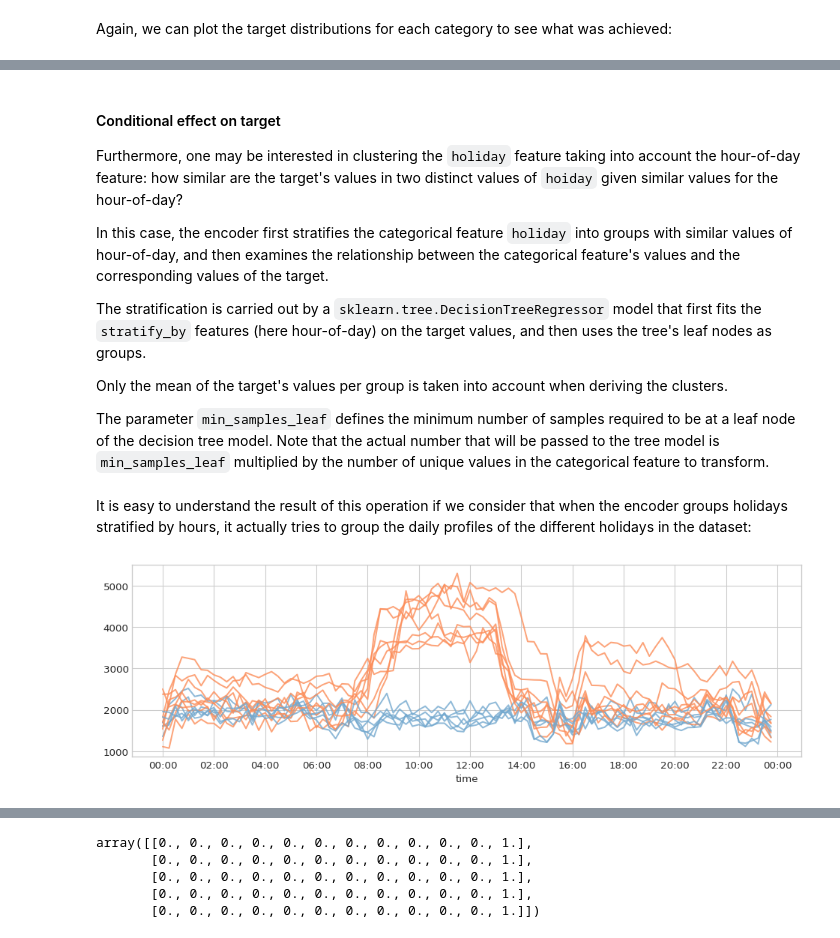
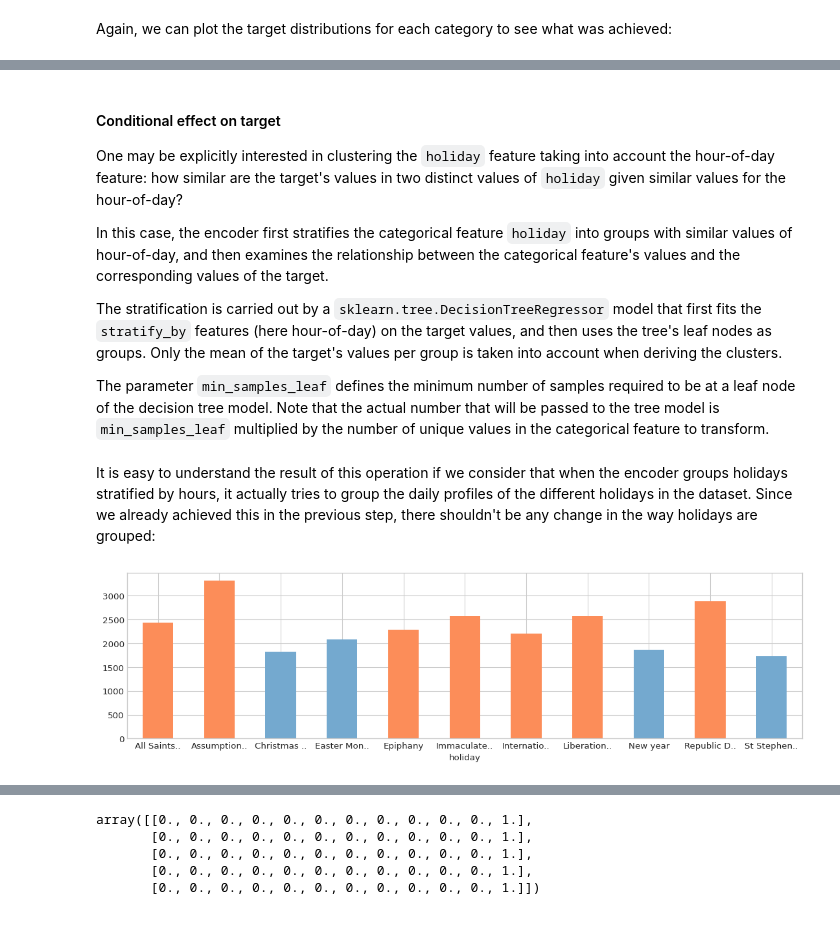
Before and after one commit to hebes-io/feature-encoders, a Jupyter notebook: docs/Tutorial_Categorical.ipynb, the cells around one changed output, grey strips where cells are left out. Drawn from its saved outputs; the diff is of its cells as text; code cells hidden in the pictures.

```diff
--- a/docs/Tutorial_Categorical.ipynb
+++ b/docs/Tutorial_Categorical.ipynb
@@ -297,0 +362,19 @@ with plt.style.context('seaborn-whitegrid'):
+# %%
+profiles = data.loc[
+                data['holiday'] != '_novalue_', ['consumption', 'holiday', 'bins']
+           ].copy()
+profiles['date'] = profiles.index.date
+profiles['time'] = profiles.index.time
+
+with plt.style.context('seaborn-whitegrid'):
+    fig = plt.figure(figsize=(12, 3.54), dpi=96)
+    layout = (1, 1)
+    ax = plt.subplot2grid(layout, (0, 0))
+
+    profiles.pivot(index='time', columns='date', values='consumption').plot(
+        ax=ax,
+        alpha=0.8,
+        legend=None,
+        color=[b2c[i] for i in profiles['bins'].resample('D').first().dropna()]
+    )
+    ax.xaxis.set_major_locator(ticker.MultipleLocator(3600*2))
@@ -298,13 +383,11 @@ with plt.style.context('seaborn-whitegrid'):
 # %% [markdown]
 #### Conditional effect on target
 
-Furthermore, one may be interested in clustering the `holiday` feature taking into account the hour-of-day feature: how similar are the target's values in two distinct values of `hoiday` given similar values for the hour-of-day?
+One may be explicitly interested in clustering the `holiday` feature taking into account the hour-of-day feature: how similar are the target's values in two distinct values of `holiday` given similar values for the hour-of-day?
 
 In this case, the encoder first stratifies the categorical feature `holiday` into groups with similar values of hour-of-day, and then examines the relationship between the categorical feature's values and the corresponding values of the target.
 
-The stratification is carried out by a `sklearn.tree.DecisionTreeRegressor` model that first fits the `stratify_by` features (here hour-of-day) on the target values, and then uses the tree's leaf nodes as groups.
-
-Only the mean of the target's values per group is taken into account when deriving the clusters.
+The stratification is carried out by a `sklearn.tree.DecisionTreeRegressor` model that first fits the `stratify_by` features (here hour-of-day) on the target values, and then uses the tree's leaf nodes as groups. Only the mean of the target's values per group is taken into account when deriving the clusters.
 
 The parameter `min_samples_leaf` defines the minimum number of samples required to be at a leaf node of the decision tree model. Note that the actual number that will be passed to the tree model is `min_samples_leaf` multiplied by the number of unique values in the categorical feature to transform.
 # %%
@@ -321,33 +404,20 @@ X = data[['holiday', 'hour']]
 y = data['consumption']
 enc = enc.fit(X, y)
 # %% [markdown]
-It is easy to understand the result of this operation if we consider that when the encoder groups holidays stratified by hours, it actually tries to group the daily profiles of the different holidays in the dataset:
+It is easy to understand the result of this operation if we consider that when the encoder groups holidays stratified by hours, it actually tries to group the daily profiles of the different holidays in the dataset. Since we already achieved this in the previous step, there shouldn't be any change in the way holidays are grouped:
-# %%
-features = enc.transform(X)
-profiles = pd.concat(
-                (data.drop('bins', axis=1),
-                 pd.DataFrame(features, index=data.index, columns=['bins'])),
-            axis=1
-           )
-
-profiles = profiles.loc[
-                profiles['holiday'] != '_novalue_', ['consumption', 'holiday', 'bins']
-           ]
-profiles['date'] = profiles.index.date
-profiles['time'] = profiles.index.time
-
-with plt.style.context('seaborn-whitegrid'):
-    fig = plt.figure(figsize=(12, 3.54), dpi=96)
-    layout = (1, 1)
-    ax = plt.subplot2grid(layout, (0, 0))
-
-    profiles.pivot(index='time', columns='date', values='consumption').plot(
-        ax=ax,
-        alpha=0.8,
-        legend=None,
-        color=[b2c[i] for i in profiles['bins'].resample('D').first().dropna()]
-    )
-    ax.xaxis.set_major_locator(ticker.MultipleLocator(3600*2))
-# %% [output]
-[figure, removed]
+# %%
+grouped_mean['bins'] = original_idx.map(lambda x: enc.mapping_[x])
+
+with plt.style.context('seaborn-whitegrid'):
+    fig = plt.figure(figsize=(14, 3.54), dpi=96)
+    layout = (1, 1)
+    ax = plt.subplot2grid(layout, (0, 0))
+
+    grouped_mean['consumption'].plot.bar(
+        ax=ax,
+        rot=0,
+        color=[b2c[i] for i in grouped_mean['bins']]
+    )
+# %% [output]
+[figure, added]
 # %% [markdown]
```
Also changed, not shown: parts of 35 cells of this notebook, 17 other files.
